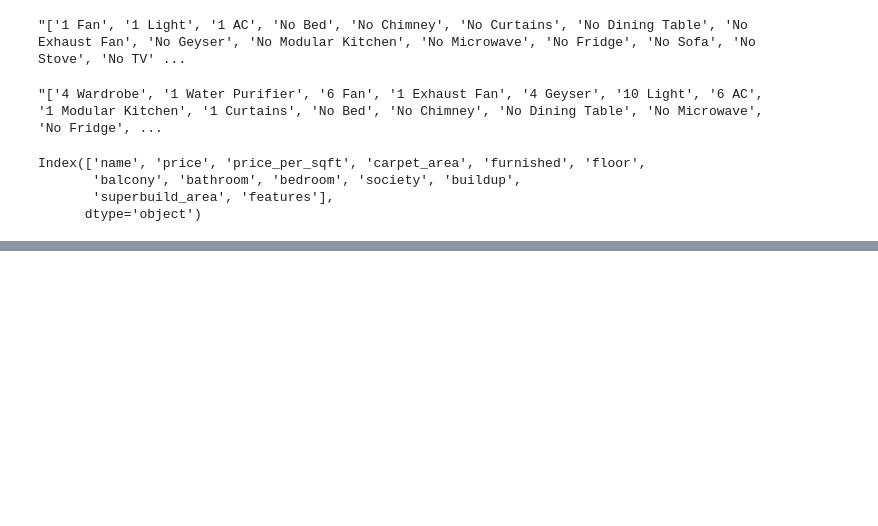
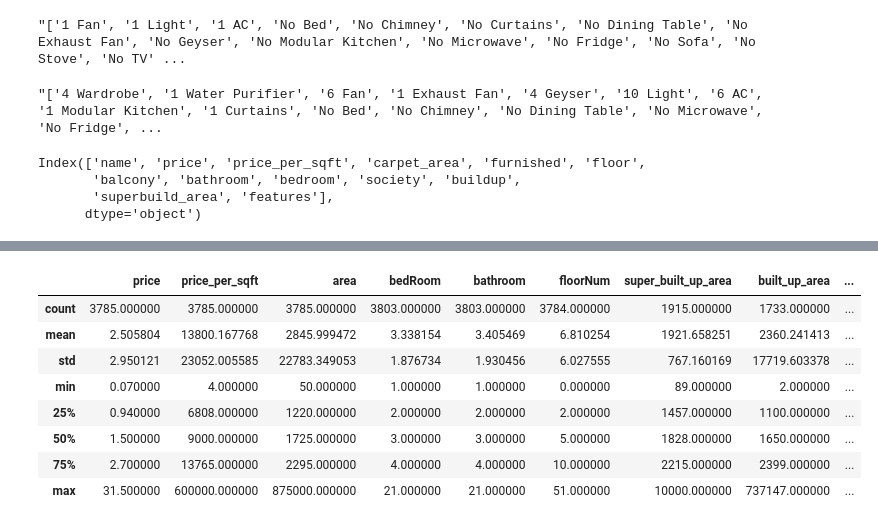
Before and after one commit to parthvichare/Real-Estate-Mumbai, a Jupyter notebook: Filling Missing Values.ipynb, the cells around one changed output, grey strips where cells are left out. Cells and saved outputs as stored; diff of their text form; code cells hidden in the pictures; blank space fills up the shorter version.

```diff
--- a/Filling Missing Values.ipynb
+++ b/Filling Missing Values.ipynb
@@ -143,0 +152,12 @@ Index(['name', 'price', 'price_per_sqft', 'carpet_area', 'furnished', 'floor',
+# %%
+df_2.describe()
+# %% [output]
+|  | price | price_per_sqft | area | bedRoom | bathroom | floorNum | super_built_up_area | built_up_area | ... |
+| count | 3785.000000 | 3785.000000 | 3785.000000 | 3803.000000 | 3803.000000 | 3784.000000 | 1915.000000 | 1733.000000 | ... |
+| mean | 2.505804 | 13800.167768 | 2845.999472 | 3.338154 | 3.405469 | 6.810254 | 1921.658251 | 2360.241413 | ... |
+| std | 2.950121 | 23052.005585 | 22783.349053 | 1.876734 | 1.930456 | 6.027555 | 767.160169 | 17719.603378 | ... |
+| min | 0.070000 | 4.000000 | 50.000000 | 1.000000 | 1.000000 | 0.000000 | 89.000000 | 2.000000 | ... |
+| 25% | 0.940000 | 6808.000000 | 1220.000000 | 2.000000 | 2.000000 | 2.000000 | 1457.000000 | 1100.000000 | ... |
+| 50% | 1.500000 | 9000.000000 | 1725.000000 | 3.000000 | 3.000000 | 5.000000 | 1828.000000 | 1650.000000 | ... |
+| 75% | 2.700000 | 13765.000000 | 2295.000000 | 4.000000 | 4.000000 | 10.000000 | 2215.000000 | 2399.000000 | ... |
+| max | 31.500000 | 600000.000000 | 875000.000000 | 21.000000 | 21.000000 | 51.000000 | 10000.000000 | 737147.000000 | ... |
```
Also changed, not shown: parts of 16 cells of this notebook.
